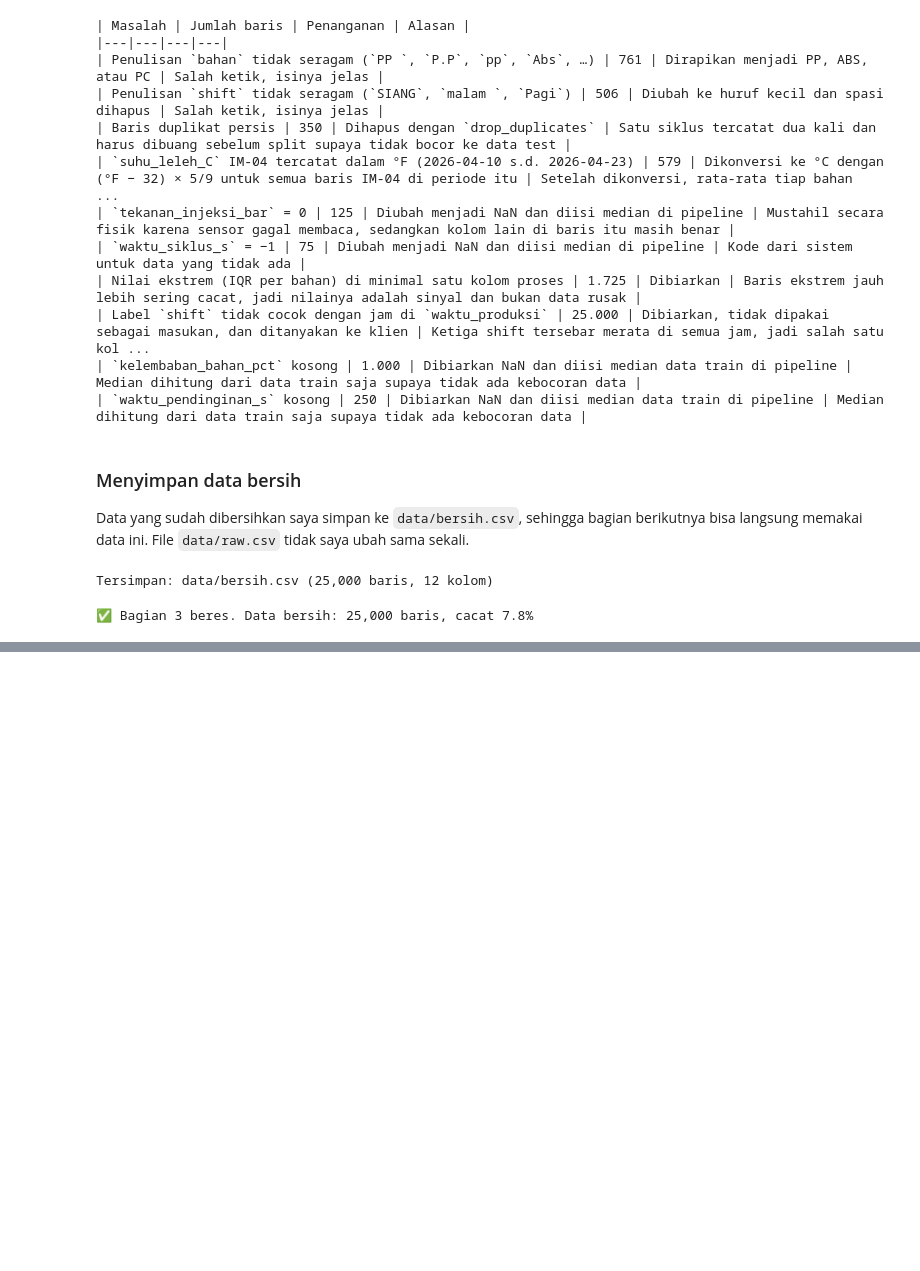
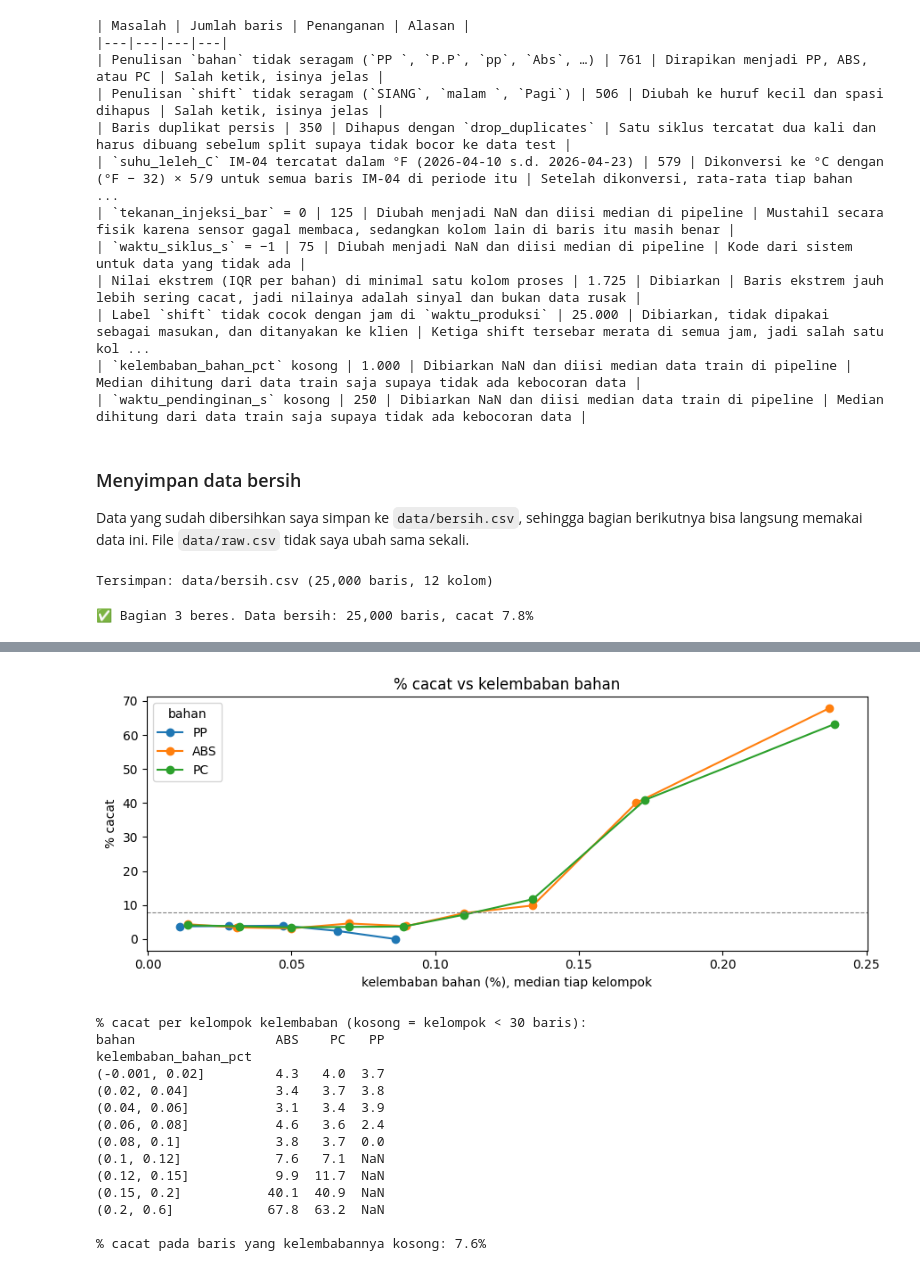
Before and after one commit to FarahAuliaKirana/qc-injection-molding, a Jupyter notebook: notebooks/qc_injection_molding.ipynb, the cells around one changed output, grey strips where cells are left out. Saved outputs shown, nothing was run; the diff lists cells and outputs as text; code cells hidden in the pictures; blank space fills up the shorter version.

```diff
--- a/notebooks/qc_injection_molding.ipynb
+++ b/notebooks/qc_injection_molding.ipynb
@@ -684,0 +837,39 @@ mesin, karena IM-03 tampak lebih sering menghasilkan komponen cacat dibandingkan
+# %%
+BATAS_LEMBAB = [0, 0.02, 0.04, 0.06, 0.08, 0.10, 0.12, 0.15, 0.20, 0.60]
+kelompok = pd.cut(eda["kelembaban_bahan_pct"], BATAS_LEMBAB, include_lowest=True)
+
+fig, ax = plt.subplots(figsize=(9, 3.8))
+for b in SUHU_STANDAR:
+    bagian = eda["bahan"] == b
+    hasil = persen_cacat(eda[bagian], kelompok[bagian])
+    # posisi titik = median kelembaban di dalam kelompok, supaya kelompok terakhir yang lebar tidak meregangkan sumbu
+    posisi = eda[bagian].groupby(kelompok[bagian], observed=True)["kelembaban_bahan_pct"].median()
+    ax.plot(posisi.loc[hasil.index], hasil["persen"], marker="o", label=b)
+garis_rata(ax)
+ax.set_xlabel("kelembaban bahan (%), median tiap kelompok")
+ax.set_ylabel("% cacat")
+ax.set_title("% cacat vs kelembaban bahan")
+ax.legend(title="bahan")
+plt.tight_layout()
+plt.show()
+
+print("% cacat per kelompok kelembaban (kosong = kelompok < 30 baris):")
+print(pd.crosstab(kelompok, eda["bahan"], values=eda[TARGET], aggfunc="mean")
+      .mul(100).round(1).where(pd.crosstab(kelompok, eda["bahan"]) >= 30).to_string())
+print(f"\n% cacat pada baris yang kelembabannya kosong: {eda.loc[eda['kelembaban_bahan_pct'].isna(), TARGET].mean():.1%}")
+# %% [output]
+[figure, added]
+% cacat per kelompok kelembaban (kosong = kelompok < 30 baris):
+bahan                  ABS    PC   PP
+kelembaban_bahan_pct
+(-0.001, 0.02]         4.3   4.0  3.7
+(0.02, 0.04]           3.4   3.7  3.8
+(0.04, 0.06]           3.1   3.4  3.9
+(0.06, 0.08]           4.6   3.6  2.4
+(0.08, 0.1]            3.8   3.7  0.0
+(0.1, 0.12]            7.6   7.1  NaN
+(0.12, 0.15]           9.9  11.7  NaN
+(0.15, 0.2]           40.1  40.9  NaN
+(0.2, 0.6]            67.8  63.2  NaN
+
+% cacat pada baris yang kelembabannya kosong: 7.6%
```
Also changed, not shown: parts of 33 cells of this notebook.
